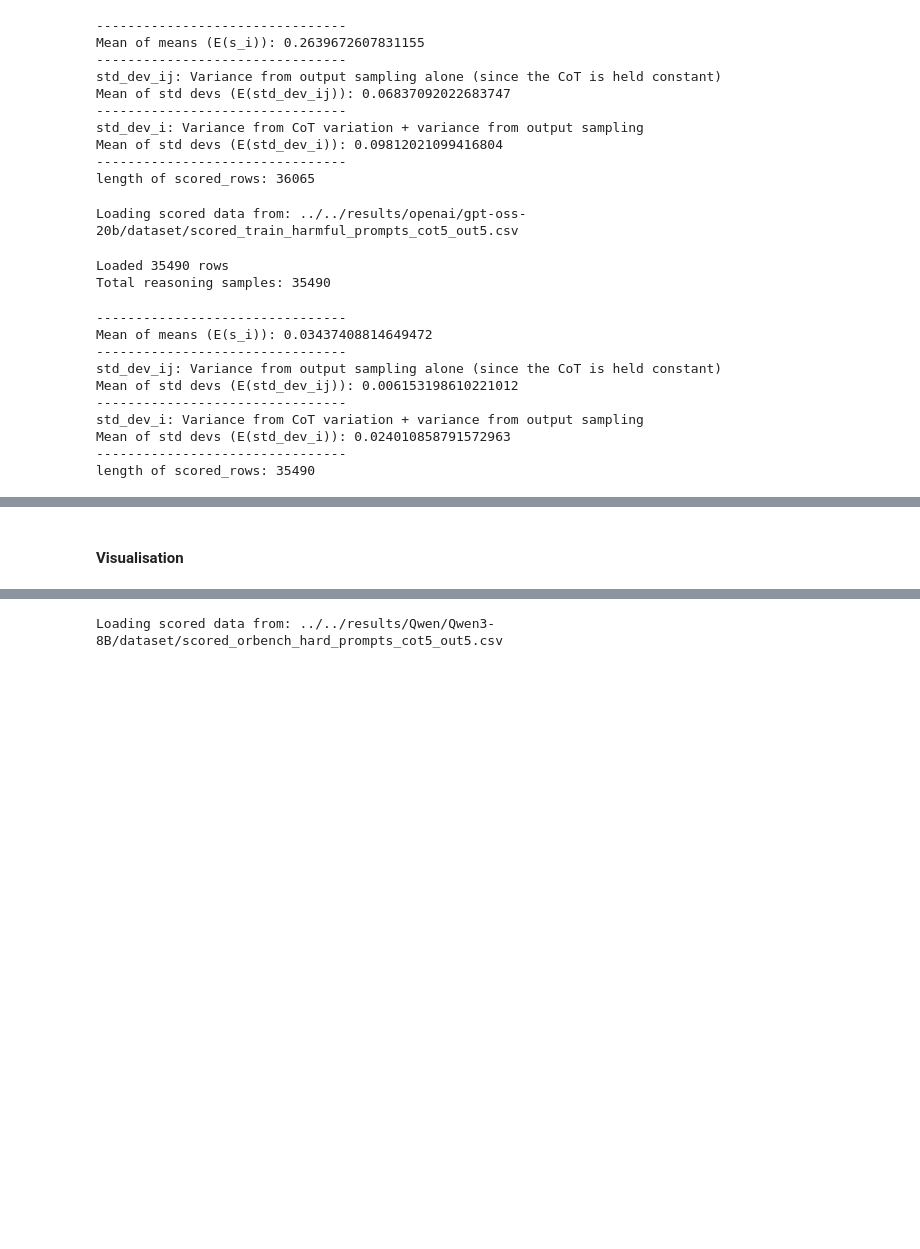
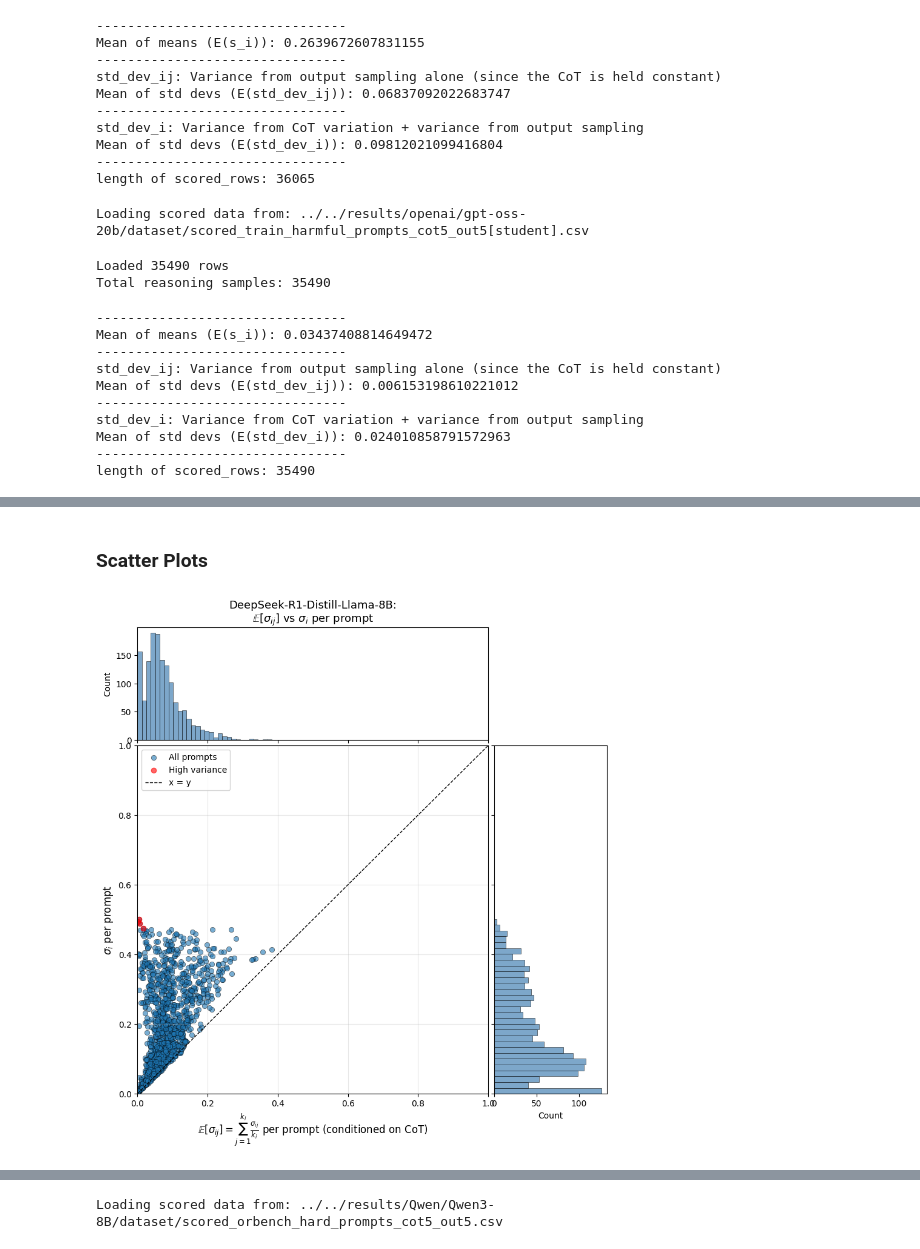
Before and after one commit to kureha-yamaguchi/reasoning-manipulation, a Jupyter notebook: utils/heuristic/compute_stats.ipynb, the cells around one changed output, grey strips where cells are left out. Cells and saved outputs as stored; diff of their text form; code cells hidden in the pictures; blank space fills up the shorter version.

```diff
--- a/utils/heuristic/compute_stats.ipynb
+++ b/utils/heuristic/compute_stats.ipynb
@@ -198,18 +267,19 @@ scored_csv = "scored_train_harmful_prompts_cot5_out5.csv"
 
 scored_csv_path = os.path.join(results_dir, model_name, "dataset", scored_csv)
 
-scored_rows = load_scored_csv(scored_csv_path)
-print(f"Total reasoning samples: {len(scored_rows)}")
+scored_rows_deepseek_llama = load_scored_csv(scored_csv_path)
+print(f"Total reasoning samples: {len(scored_rows_deepseek_llama)}")
 
 
-means_ij_deepseek_llama, std_devs_ij_deepseek_llama = compute_stats_per_prompt_cot(scored_rows)
+means_ij_deepseek_llama, std_devs_ij_deepseek_llama = compute_stats_per_prompt_cot(scored_rows_deepseek_llama)
 # Average per prompt first, then overall average
 per_prompt_avgs_deepseek_llama = [statistics.mean(sublist) for sublist in std_devs_ij_deepseek_llama]
 E_sigma_ij_deepseek_llama = statistics.mean(per_prompt_avgs_deepseek_llama)
 
+# Optional v2
 E_sigma_ij_deepseek_llama_v2 =statistics.mean([item for sublist in std_devs_ij_deepseek_llama for item in sublist])
 
-means_i_deepseek_llama, std_devs_i_deepseek_llama = compute_stats_per_prompt(scored_rows)
+means_i_deepseek_llama, std_devs_i_deepseek_llama = compute_stats_per_prompt(scored_rows_deepseek_llama)
 
 print("--------------------------------")
 print(f"Mean of means (E(s_i)): {statistics.mean(means_i_deepseek_llama)}")
@@ -223,7 +293,7 @@ print("std_dev_i: Variance from CoT variation + variance from output sampling")
 print(f"Mean of std devs (E(std_dev_i)): {statistics.mean(std_devs_i_deepseek_llama)}")
 
 print('--------------------------------')
-print(f'length of scored_rows: {len(scored_rows)}')
+print(f'length of scored_rows: {len(scored_rows_deepseek_llama)}')
 # %% [output]
 Loading scored data from: ../../results/deepseek-ai/DeepSeek-R1-Distill-Llama-8B/dataset/scored_train_harmful_prompts_cot5_out5.csv
 Loaded 36220 rows
@@ -332,22 +402,22 @@ Mean of std devs (E(std_dev_i)): 0.09812021099416804
 length of scored_rows: 36065
 # %%
 model_name = "openai/gpt-oss-20b"
-scored_csv = "scored_train_harmful_prompts_cot5_out5.csv"
+scored_csv = "scored_train_harmful_prompts_cot5_out5[student].csv"
 
 scored_csv_path = os.path.join(results_dir, model_name, "dataset", scored_csv)
 
-scored_rows = load_scored_csv(scored_csv_path)
-print(f"Total reasoning samples: {len(scored_rows)}")
+scored_rows_gpt = load_scored_csv(scored_csv_path)
+print(f"Total reasoning samples: {len(scored_rows_gpt)}")
 
 
-means_ij_gpt, std_devs_ij_gpt = compute_stats_per_prompt_cot(scored_rows)
+means_ij_gpt, std_devs_ij_gpt = compute_stats_per_prompt_cot(scored_rows_gpt)
 # Average per prompt first, then overall average
 per_prompt_avgs_gpt = [statistics.mean(sublist) for sublist in std_devs_ij_gpt]
 E_sigma_ij_gpt = statistics.mean(per_prompt_avgs_gpt)
 
 E_sigma_ij_gpt_v2 =statistics.mean([item for sublist in std_devs_ij_gpt for item in sublist])
 
-means_i_gpt, std_devs_i_gpt = compute_stats_per_prompt(scored_rows)
+means_i_gpt, std_devs_i_gpt = compute_stats_per_prompt(scored_rows_gpt)
 
 print("--------------------------------")
 print(f"Mean of means (E(s_i)): {statistics.mean(means_i_gpt)}")
@@ -362,9 +432,9 @@ print(f"Mean of std devs (E(std_dev_i)): {statistics.mean(std_devs_i_gpt)}")
 
 
 print('--------------------------------')
-print(f'length of scored_rows: {len(scored_rows)}')
+print(f'length of scored_rows: {len(scored_rows_gpt)}')
 # %% [output]
-Loading scored data from: ../../results/openai/gpt-oss-20b/dataset/scored_train_harmful_prompts_cot5_out5.csv
+Loading scored data from: ../../results/openai/gpt-oss-20b/dataset/scored_train_harmful_prompts_cot5_out5[student].csv
 Loaded 35490 rows
 Total reasoning samples: 35490
 --------------------------------
@@ -454,5 +524,14 @@ Statistics Comparison: Reasoning Models vs Non-reasoning Models
 | $\mathbb{E}[\sigma_{ij}]$ | 0.0746 | 0.0708 | 0.0684 | 0.0062 | - | ... |
 | $\mathbb{E}[\sigma_{ij}]$ v2 | 0.0746 | 0.0708 | 0.0681 | 0.0055 | - | ... |
 # %% [markdown]
-#### Visualisation
+### Scatter Plots
+# %%
+model_name = "DeepSeek-R1-Distill-Llama-8B"
+x_data = per_prompt_avgs_deepseek_llama
+y_data = std_devs_i_deepseek_llama
+quadrant_points = find_quadrant(scored_rows_deepseek_llama, x_threshold=0.02, y_threshold=0.47)
+
+plot_scatter(model_name, x_data, y_data, quadrant_points)
+# %% [output]
+[figure, added]
 # %%
```
Also changed, not shown: parts of 14 cells of this notebook.
